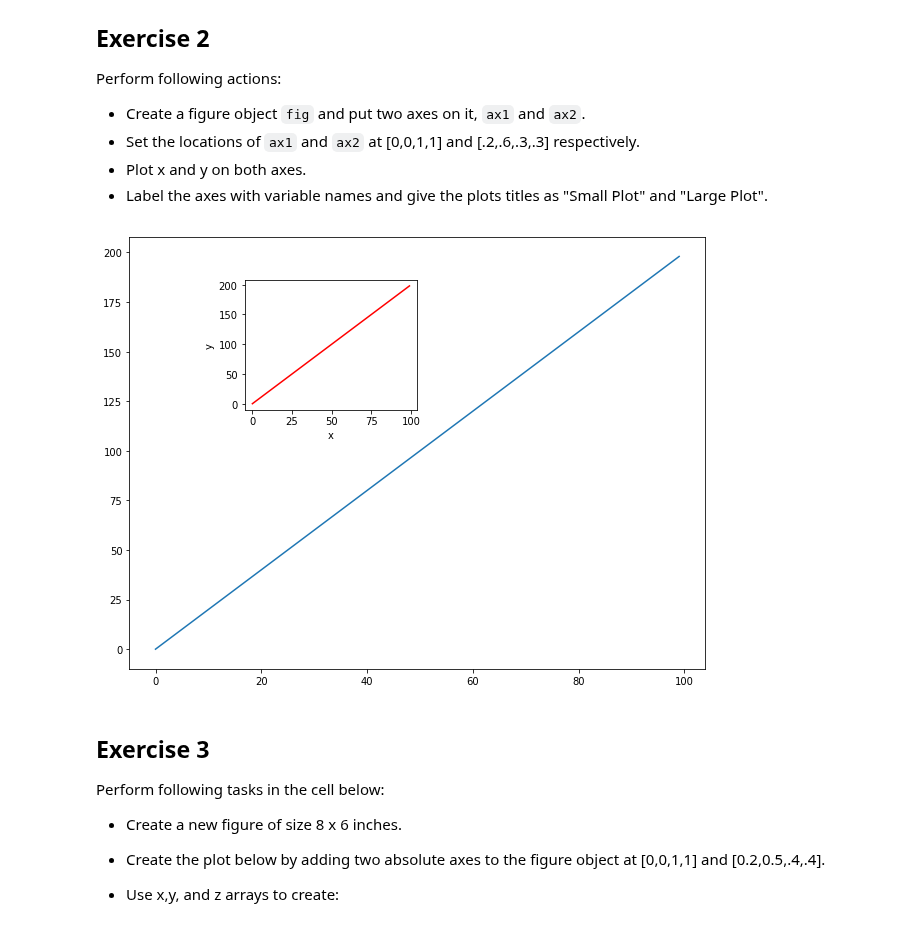
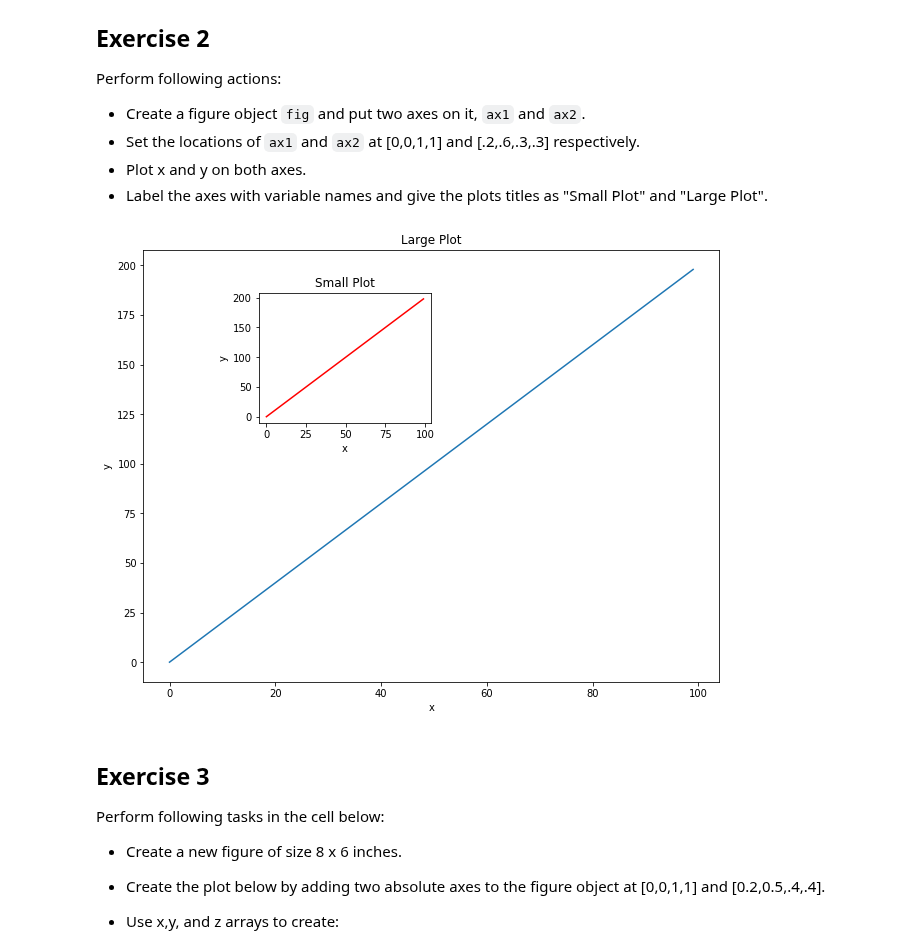
Before and after one commit to slieb74/dsc-1-03-13-customizing-visualizations-with-matplotlib-lab-nyc-career-ds-062518, a Jupyter notebook: index.ipynb, the cells around one changed output. Drawn from its saved outputs; the diff is of its cells as text; code cells hidden in the pictures.

```diff
--- a/index.ipynb
+++ b/index.ipynb
@@ -87,24 +87,22 @@ Perform following actions:
 # %%
 fig = plt.figure(figsize=(8,6))
 
 ax1 = fig.add_axes([0,0,1,1])
 ax2 = fig.add_axes([.2,.6,.3,.3])
 
 ax1.plot(x,y )
 ax1.set_xlabel('x')
 ax1.set_ylabel('y')
 ax1.set_title('Large Plot')
 
 ax2.plot(x,y,color='red')
 ax2.set_xlabel('x')
 ax2.set_ylabel('y')
-ax2.set_title('Large Plot')
+ax2.set_title('Small Plot')
 
-plt.xlabel('x')
-plt.ylabel('y')
 plt.show()
 # %% [output]
-[figure, old version]
+[figure, new version]
 # %% [markdown]
 ## Exercise 3
 
```
